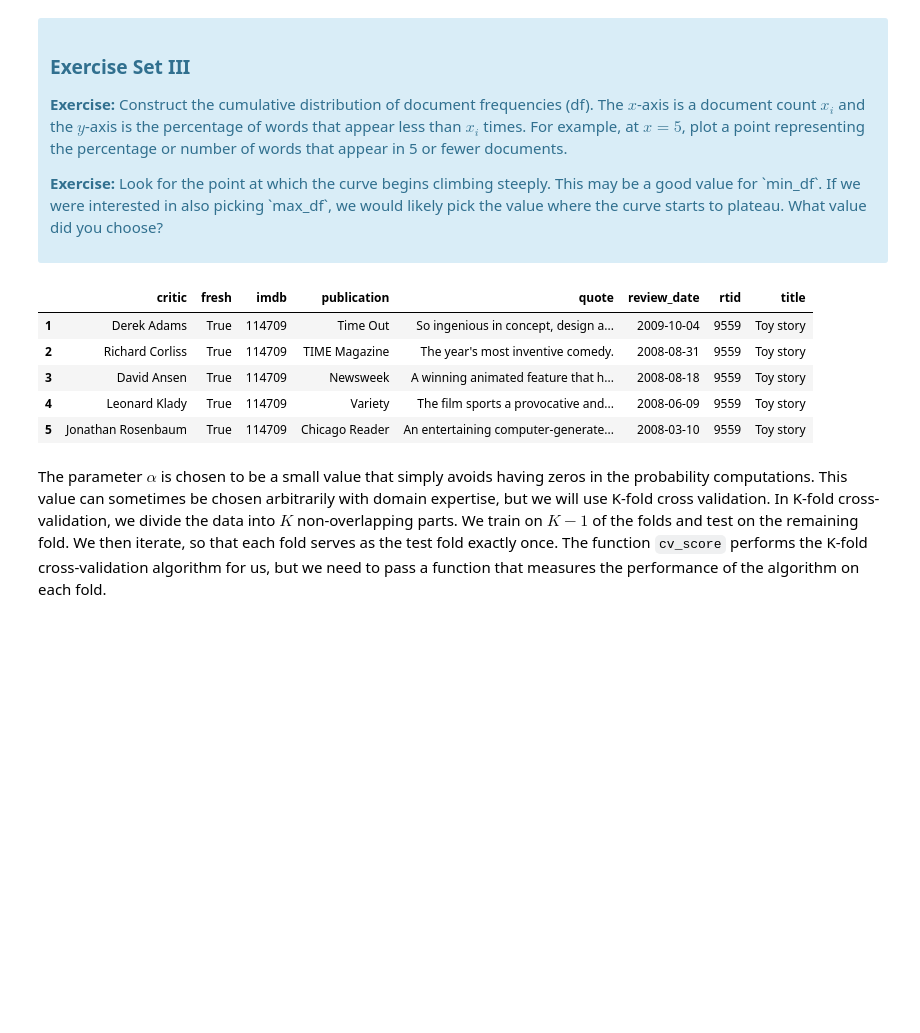
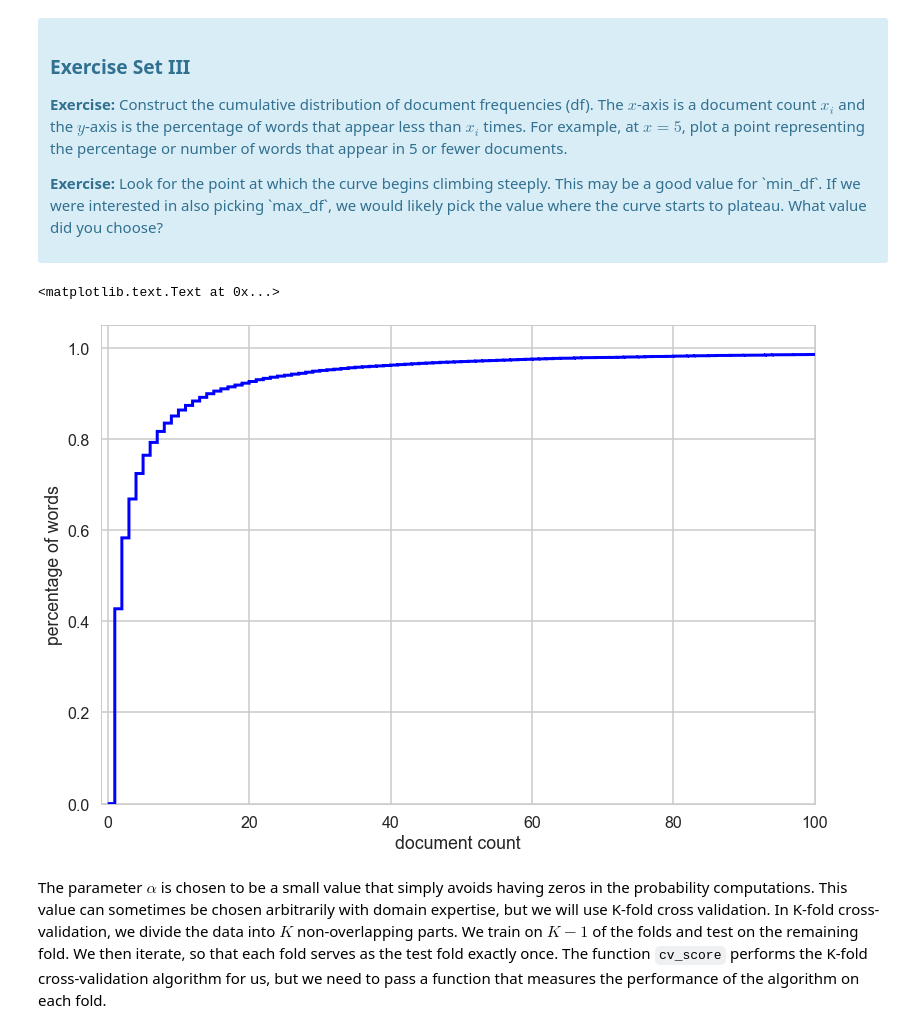
Before and after one commit to DrAugustine1981/Springboard, a Jupyter notebook: Mini_Project_Naive_Bayes.ipynb, the cells around one changed output. Saved outputs shown, nothing was run; the diff lists cells and outputs as text; code cells hidden in the pictures; blank space fills up the shorter version.

```diff
--- a/Mini_Project_Naive_Bayes.ipynb
+++ b/Mini_Project_Naive_Bayes.ipynb
@@ -316,16 +297,21 @@ First, let's find an appropriate value for `min_df` for the `CountVectorizer`. `
 
 <p><b>Exercise:</b> Look for the point at which the curve begins climbing steeply. This may be a good value for `min_df`. If we were interested in also picking `max_df`, we would likely pick the value where the curve starts to plateau. What value did you choose?</p>
 </div>
-# %%
-# Your turn.
-df.head()
-# %% [output]
-|  | critic | fresh | imdb | publication | quote | review_date | rtid | title |
-| 1 | Derek Adams | True | 114709 | Time Out | So ingenious in concept, design a... | 2009-10-04 | 9559 | Toy story |
-| 2 | Richard Corliss | True | 114709 | TIME Magazine | The year's most inventive comedy. | 2008-08-31 | 9559 | Toy story |
-| 3 | David Ansen | True | 114709 | Newsweek | A winning animated feature that h... | 2008-08-18 | 9559 | Toy story |
-| 4 | Leonard Klady | True | 114709 | Variety | The film sports a provocative and... | 2008-06-09 | 9559 | Toy story |
-| 5 | Jonathan Rosenbaum | True | 114709 | Chicago Reader | An entertaining computer-generate... | 2008-03-10 | 9559 | Toy story |
+# %%
+# Your turn.
+words = list((X > 0).sum(0).tolist()[0])
+w = pd.Series(words)
+y = np.arange(w.sum())
+plt.hist(w,y,normed=1, histtype='step', color='b', cumulative=True, linewidth=3)
+plt.xlim(-1,100)
+plt.xlabel('document count')
+plt.ylabel ('percentage of words')
+
+## min_df is at pt (7,0)
+## max_df is at pt (20, 0.94)
+# %% [output]
+<matplotlib.text.Text at 0x...>
+[figure, added]
 # %% [markdown]
 The parameter $\alpha$ is chosen to be a small value that simply avoids having zeros in the probability computations. This value can sometimes be chosen arbitrarily with domain expertise, but we will use K-fold cross validation. In K-fold cross-validation, we divide the data into $K$ non-overlapping parts. We train on $K-1$ of the folds and test on the remaining fold. We then iterate, so that each fold serves as the test fold exactly once. The function `cv_score` performs the K-fold cross-validation algorithm for us, but we need to pass a function that measures the performance of the algorithm on each fold.
 # %%
```
Also changed, not shown: parts of 14 cells of this notebook.
